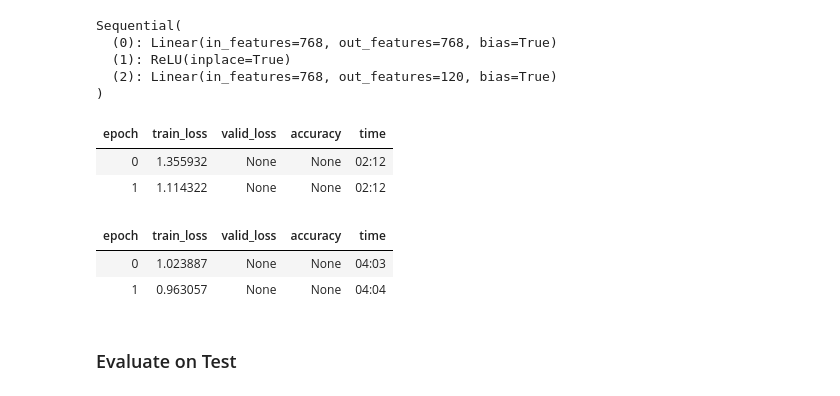
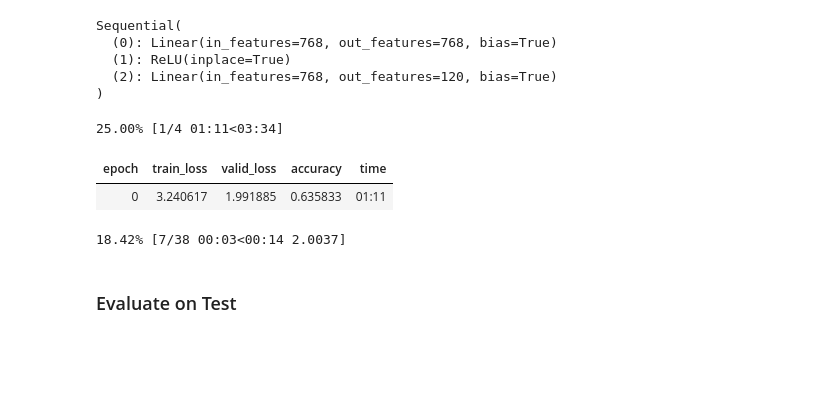
Before and after one commit to KeremTurgutlu/fgvc, a Jupyter notebook: stanford_dog/01 - training.ipynb, the cells around one changed output. Saved outputs shown, nothing was run; the diff lists cells and outputs as text; code cells hidden in the pictures; blank space fills up the shorter version.

Commit message:
custom size and stride

```diff
--- a/stanford_dog/01 - training.ipynb
+++ b/stanford_dog/01 - training.ipynb
@@ -126,0 +173,8 @@ class CheckpointVisionTransformer(Module):
+# %%
+pos_embed_data = encoder.vit_model.pos_embed.data
+# %%
+new_pos_embed_data = F.interpolate(pos_embed_data[None, ...],
+                                   size=[num_patches, pos_embed_data.size(-1)],
+                                   mode='nearest')[0]
+# %%
+encoder.vit_model.pos_embed.data = new_pos_embed_data
@@ -149,22 +202,21 @@ learn = Learner(dls, model, opt_func=ranger, cbs=cbs, metrics=[accuracy], splitt
 learn.to_fp16();
 # %%
 # learn.lr_find()
+# %%
+epochs = 4
 # %%
 lr = 3e-3
 learn.freeze()
-learn.fit_one_cycle(2, lr_max=(lr), pct_start=0.5)
+learn.fit_one_cycle(epochs, lr_max=(lr), pct_start=0.5)
 # %% [output]
+25.00% [1/4 01:11<03:34]
 | epoch | train_loss | valid_loss | accuracy | time |
-| 0 | 1.355932 | None | None | 02:12 |
-| 1 | 1.114322 | None | None | 02:12 |
+| 0 | 3.240617 | 1.991885 | 0.635833 | 01:11 |
+18.42% [7/38 00:03<00:14 2.0037]
 # %%
 lr /= 3
 learn.unfreeze()
-learn.fit_one_cycle(2, lr_max=slice(lr/100, lr), pct_start=0.5)
+learn.fit_one_cycle(int(epochs**2), lr_max=slice(lr/100, lr), pct_start=0.5)
-# %% [output]
-| epoch | train_loss | valid_loss | accuracy | time |
-| 0 | 1.023887 | None | None | 04:03 |
-| 1 | 0.963057 | None | None | 04:04 |
 # %% [markdown]
 ### Evaluate on Test
 # %%
```
Also changed, not shown: parts of 14 cells of this notebook.
